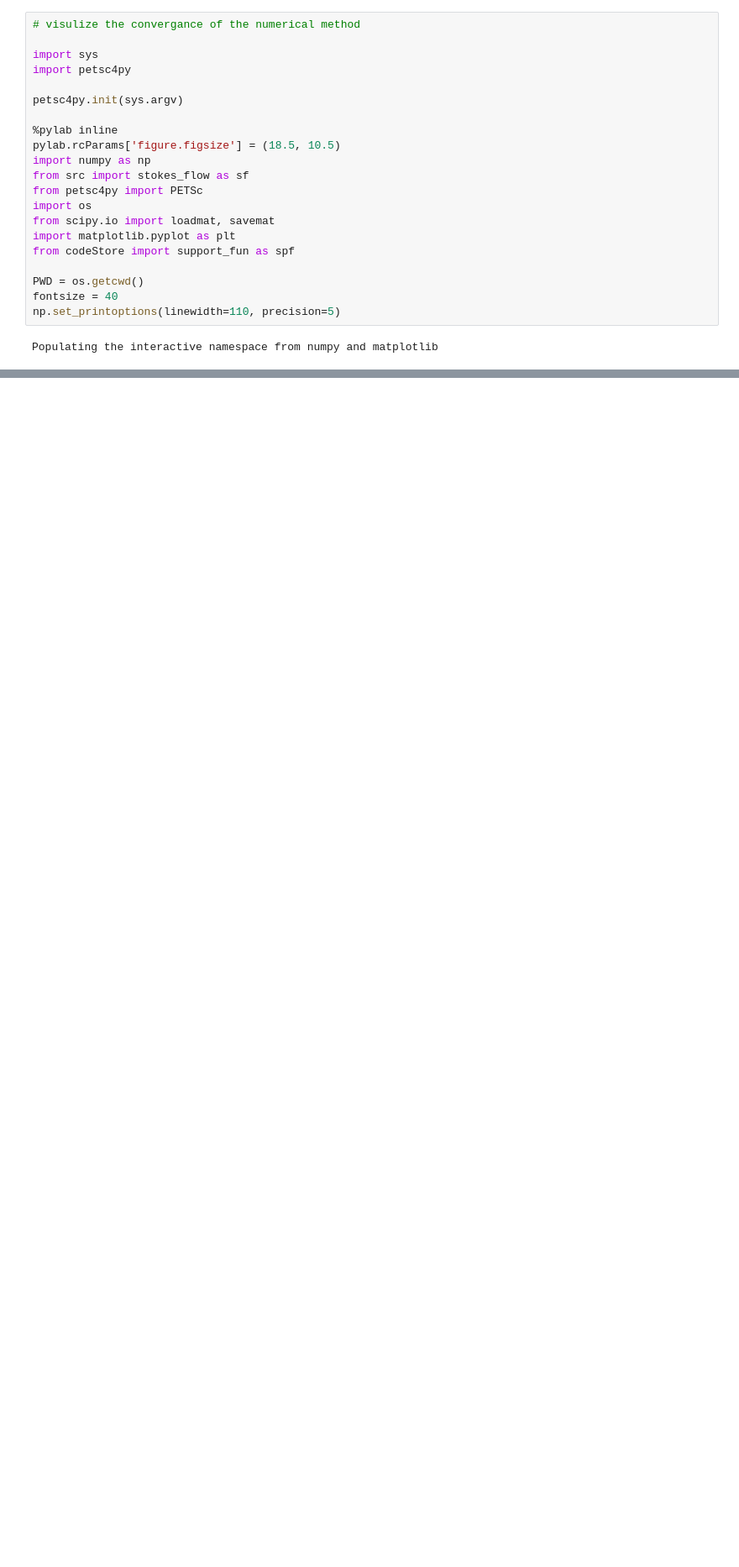
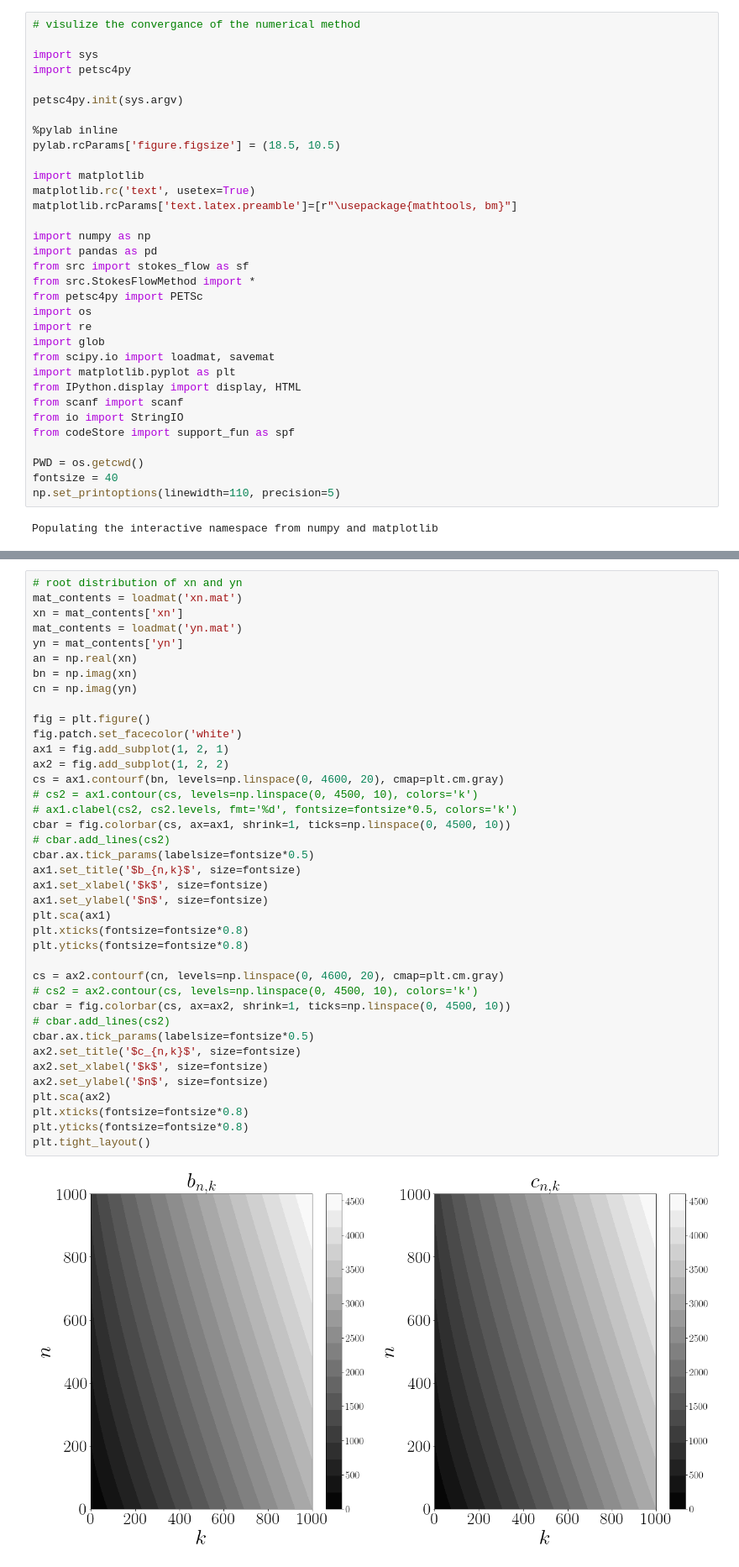
Before and after one commit to pcmagic/stokes_flow, a Jupyter notebook: sphereInPipe/num_converge.ipynb, the cells around one changed output, grey strips where cells are left out. Shown at 84% size. Saved outputs shown, nothing was run; the diff lists cells and outputs as text; blank space fills up the shorter version.

```diff
--- a/sphereInPipe/num_converge.ipynb
+++ b/sphereInPipe/num_converge.ipynb
@@ -8,12 +8,24 @@ petsc4py.init(sys.argv)
 
 %pylab inline
 pylab.rcParams['figure.figsize'] = (18.5, 10.5)
+
+import matplotlib
+matplotlib.rc('text', usetex=True)
+matplotlib.rcParams['text.latex.preamble']=[r"\usepackage{mathtools, bm}"]
+
 import numpy as np
+import pandas as pd
 from src import stokes_flow as sf
+from src.StokesFlowMethod import *
 from petsc4py import PETSc
 import os
+import re
+import glob
 from scipy.io import loadmat, savemat
 import matplotlib.pyplot as plt
+from IPython.display import display, HTML
+from scanf import scanf
+from io import StringIO
 from codeStore import support_fun as spf
 
 PWD = os.getcwd()
@@ -92,0 +335,41 @@ slope=1.114442 in range (0.01, 0.3)
+# %%
+# root distribution of xn and yn
+mat_contents = loadmat('xn.mat')
+xn = mat_contents['xn']
+mat_contents = loadmat('yn.mat')
+yn = mat_contents['yn']
+an = np.real(xn)
+bn = np.imag(xn)
+cn = np.imag(yn)
+
+fig = plt.figure()
+fig.patch.set_facecolor('white')
+ax1 = fig.add_subplot(1, 2, 1)
+ax2 = fig.add_subplot(1, 2, 2)
+cs = ax1.contourf(bn, levels=np.linspace(0, 4600, 20), cmap=plt.cm.gray)
+# cs2 = ax1.contour(cs, levels=np.linspace(0, 4500, 10), colors='k')
+# ax1.clabel(cs2, cs2.levels, fmt='%d', fontsize=fontsize*0.5, colors='k')
+cbar = fig.colorbar(cs, ax=ax1, shrink=1, ticks=np.linspace(0, 4500, 10))
+# cbar.add_lines(cs2)
+cbar.ax.tick_params(labelsize=fontsize*0.5)
+ax1.set_title('$b_{n,k}$', size=fontsize)
+ax1.set_xlabel('$k$', size=fontsize)
+ax1.set_ylabel('$n$', size=fontsize)
+plt.sca(ax1)
+plt.xticks(fontsize=fontsize*0.8)
+plt.yticks(fontsize=fontsize*0.8)
+
+cs = ax2.contourf(cn, levels=np.linspace(0, 4600, 20), cmap=plt.cm.gray)
+# cs2 = ax2.contour(cs, levels=np.linspace(0, 4500, 10), colors='k')
+cbar = fig.colorbar(cs, ax=ax2, shrink=1, ticks=np.linspace(0, 4500, 10))
+# cbar.add_lines(cs2)
+cbar.ax.tick_params(labelsize=fontsize*0.5)
+ax2.set_title('$c_{n,k}$', size=fontsize)
+ax2.set_xlabel('$k$', size=fontsize)
+ax2.set_ylabel('$n$', size=fontsize)
+plt.sca(ax2)
+plt.xticks(fontsize=fontsize*0.8)
+plt.yticks(fontsize=fontsize*0.8)
+plt.tight_layout()
+# %% [output]
+[figure, added]
```
Also changed, not shown: parts of 13 cells of this notebook, 14 other files.
